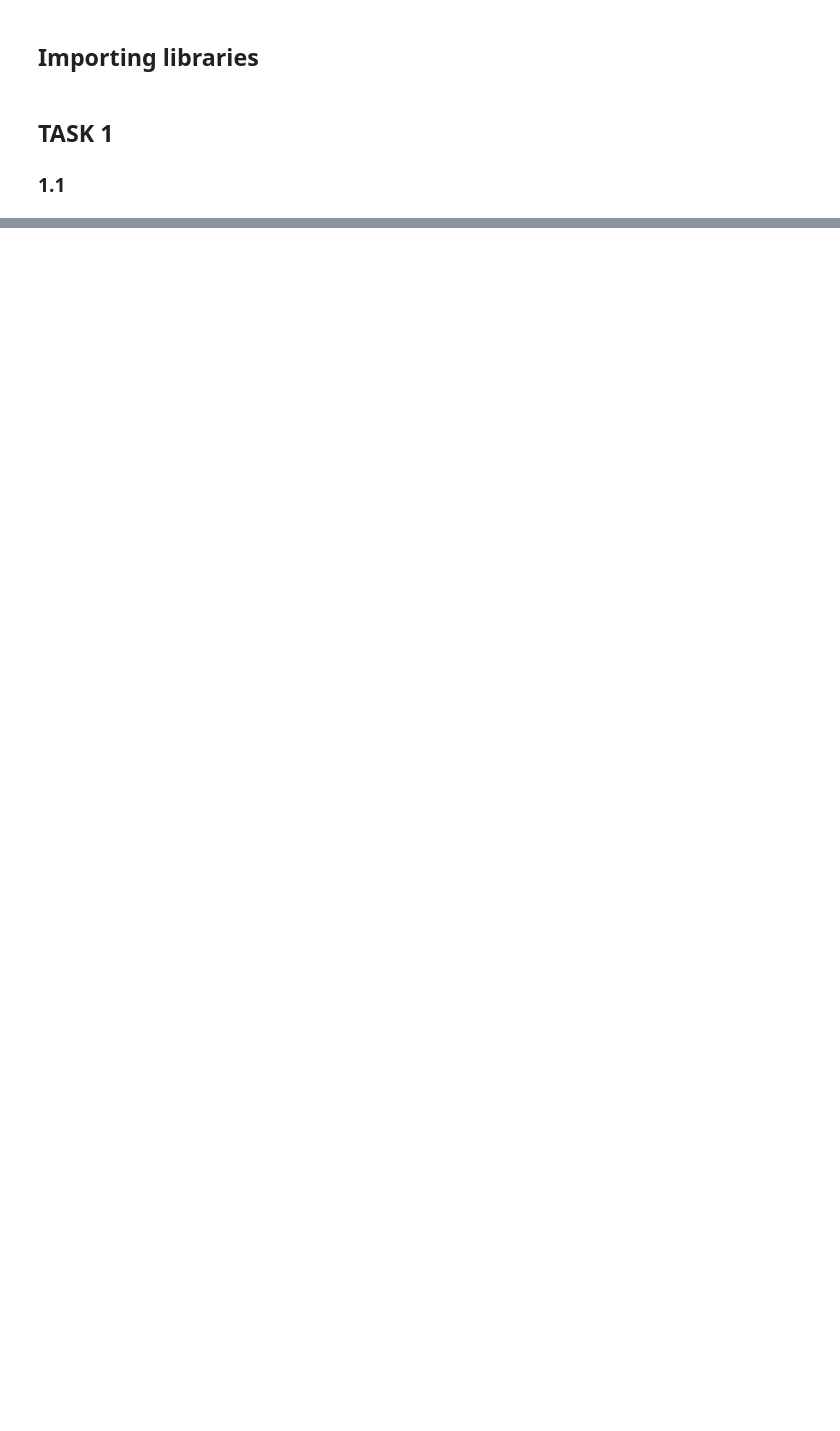
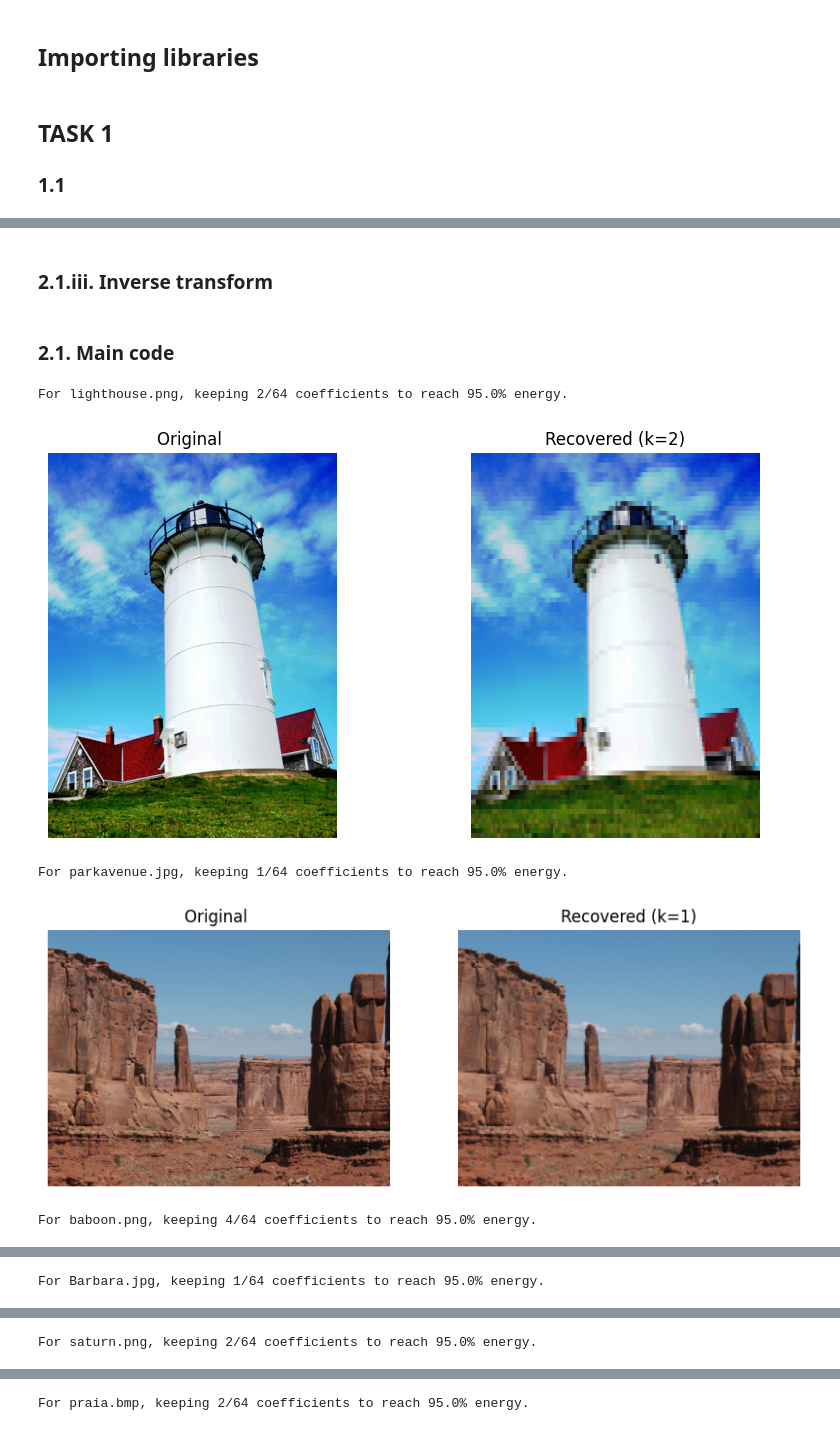
Before and after one commit to up202205302/cim-assignments, a Jupyter notebook: assignment2.ipynb, the cells around one changed output, grey strips where cells are left out. Cells and saved outputs as stored; diff of their text form; code cells hidden in the pictures; blank space fills up the shorter version.

```diff
--- a/assignment2.ipynb
+++ b/assignment2.ipynb
@@ -84,0 +54,12 @@ for filename in image_files:
+# %%
+def get_dct_blocks(lum_channel):
+    height, width = lum_channel.shape # The image should be a multiple of 8
+    h_blocks, w_blocks = height//8, width//8
+    dct_blocks = np.zeros((h_blocks,w_blocks,8,8))
+
+    for i in range(h_blocks):
+        for j in range(w_blocks):
+            block = lum_channel[i*8:(i+1)*8, j*8:(j+1)*8].astype(float)
+            dct_blocks[i, j] = dctn(block, norm='ortho') # The same as doing T.Block.T'. Orthogonalized variant
+
+    return dct_blocks, (h_blocks, w_blocks)
@@ -84,0 +99,2 @@ for filename in image_files:
+# %% [markdown]
+### 2.1.iii. Inverse transform
@@ -84,0 +123,49 @@ for filename in image_files:
+# %% [markdown]
+### 2.1. Main code
+# %%
+E_threshold = 0.95
+
+for filename in image_files:
+    # 2.1 Basis
+    path = os.path.join(folder_path, filename)
+    channels, titles, original_img = convert(path, clr_space)
+    Y = channels[0]
+
+    # 2.1.i)
+    dct_blocks, (h_b, w_b) = get_dct_blocks(Y)
+
+    # 2.1.ii)
+    k_to_use = first_k(dct_blocks, E_threshold)
+    print(f"For {filename}, keeping {k_to_use}/64 coefficients to reach {E_threshold*100}% energy.")
+
+    #2.1.iii)
+    recovered = reconstruct_image(dct_blocks, k_to_use, h_b, w_b)
+
+    # Merge back for display
+    h_final, w_final = recovered.shape
+
+    final_img_pre_rgb = cv2.merge([
+        recovered.clip(0, 255).astype(np.uint8), # Just to make sure the values do not surpass 2^8
+        channels[1][:h_final, :w_final],
+        channels[2][:h_final, :w_final]
+    ])
+
+    if clr_space == 0 :
+        final_img = cv2.cvtColor(final_img_pre_rgb, cv2.COLOR_YCrCb2RGB)
+    elif clr_space == 1:
+        final_img = cv2.cvtColor(final_img_pre_rgb, cv2.COLOR_LAB2RGB)
+    elif clr_space == 2:
+        final_img = cv2.cvtColor(final_img_pre_rgb, cv2.COLOR_HSV2RGB)
+
+    # Plotting
+    plt.figure(figsize=(10, 5))
+    plt.title(titles)
+    plt.subplot(1, 2, 1); plt.imshow(original_img); plt.title("Original "); plt.axis("off")
+    plt.subplot(1, 2, 2); plt.imshow(final_img); plt.title(f"Recovered (k={k_to_use})"); plt.axis("off")
+    plt.show()
+# %% [output]
+For lighthouse.png, keeping 2/64 coefficients to reach 95.0% energy.
+[figure, added]
+For parkavenue.jpg, keeping 1/64 coefficients to reach 95.0% energy.
+[figure, added]
+For baboon.png, keeping 4/64 coefficients to reach 95.0% energy.
@@ -84,0 +173 @@ for filename in image_files:
+For Barbara.jpg, keeping 1/64 coefficients to reach 95.0% energy.
@@ -84,0 +175 @@ for filename in image_files:
+For saturn.png, keeping 2/64 coefficients to reach 95.0% energy.
@@ -84,0 +177 @@ for filename in image_files:
+For praia.bmp, keeping 2/64 coefficients to reach 95.0% energy.
```
Also changed, not shown: parts of 9 cells of this notebook.
